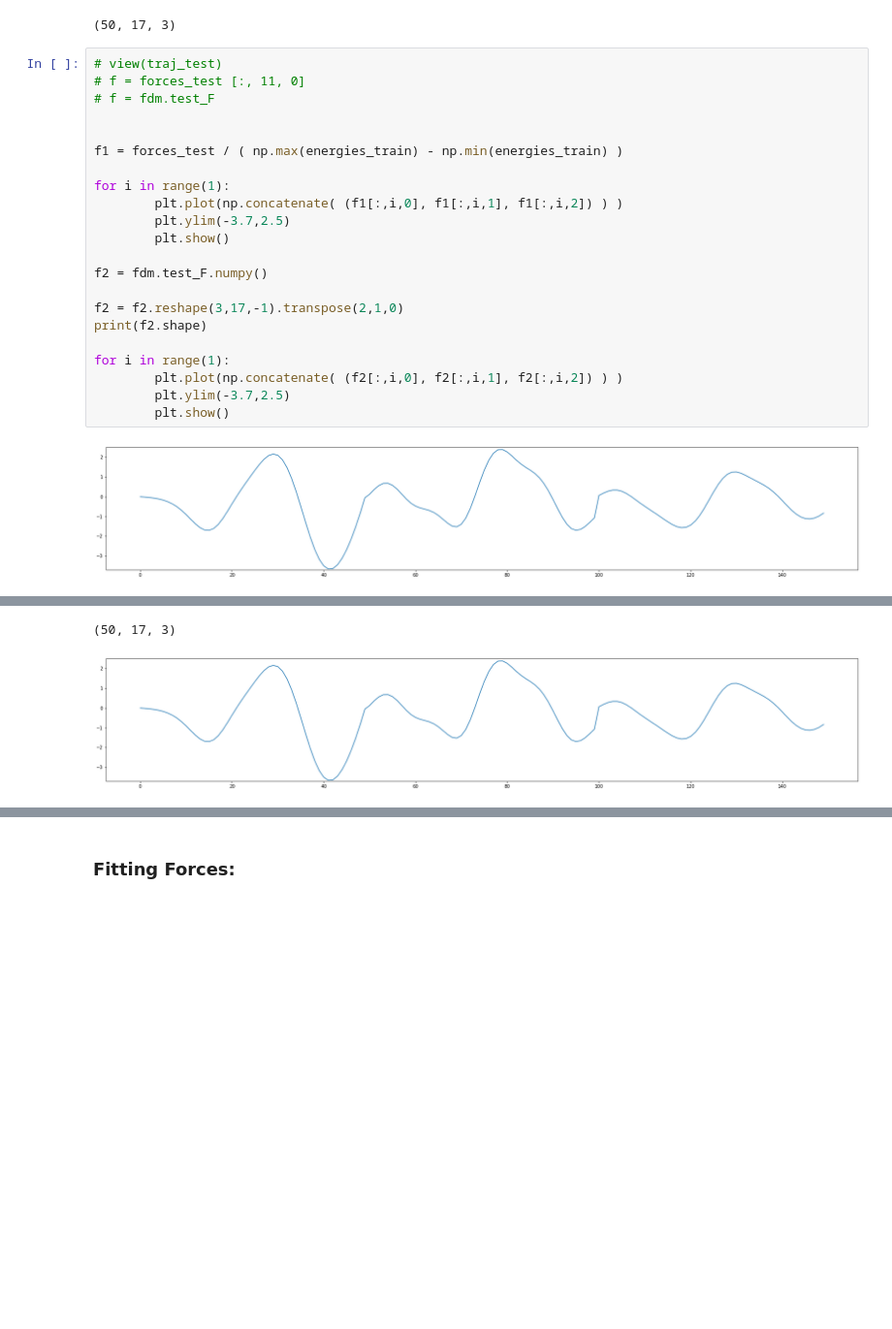
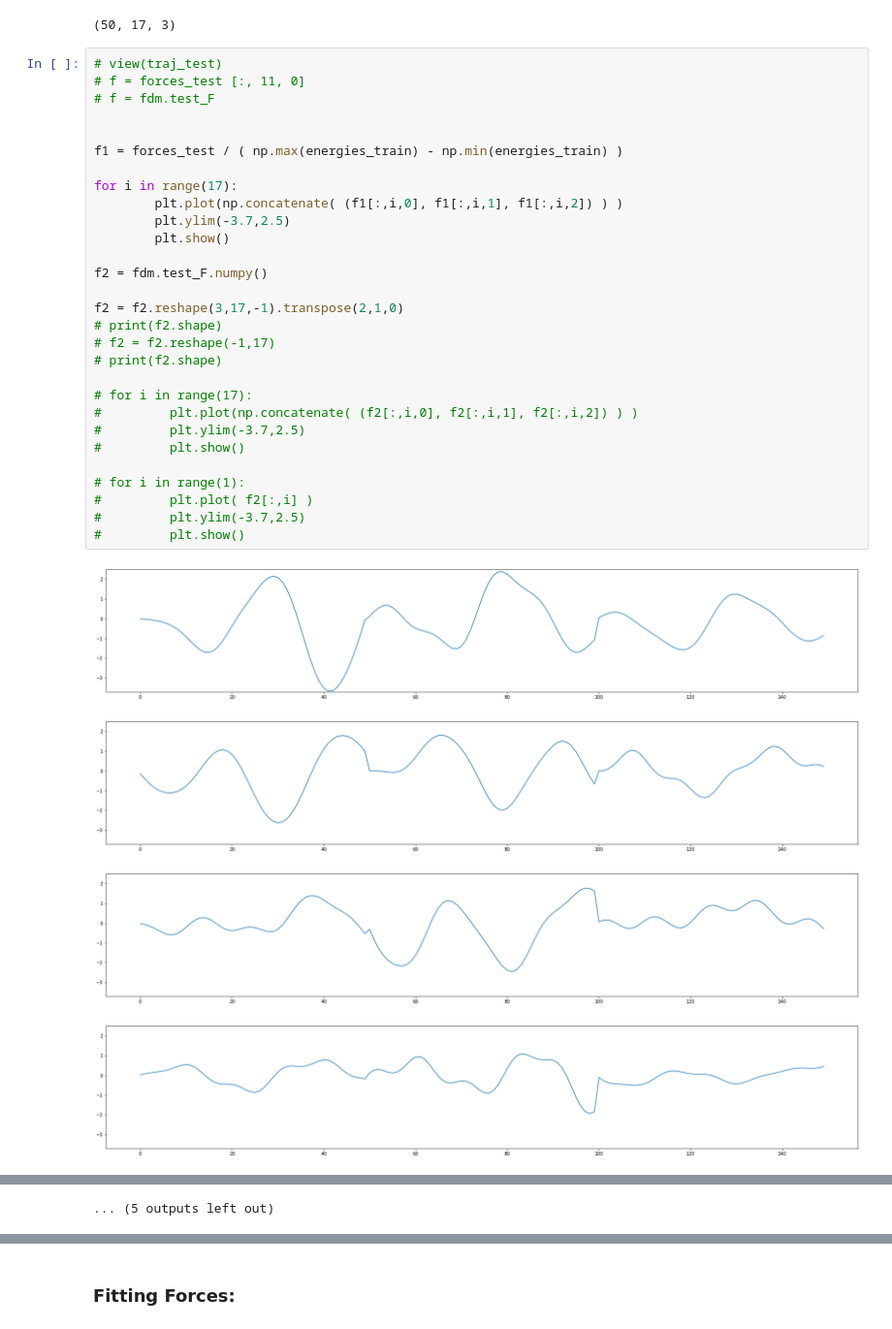
Before and after one commit to chem-gp/saddle-dynamics, a Jupyter notebook: notebooks/saddle_md.ipynb, the cells around one changed output, grey strips where cells are left out. Shown at 97% size. Cells and saved outputs as stored; diff of their text form; blank space fills up the shorter version.

```diff
--- a/notebooks/saddle_md.ipynb
+++ b/notebooks/saddle_md.ipynb
@@ -125,24 +125,34 @@ forces_test.shape
 # %%
 # view(traj_test)
 # f = forces_test [:, 11, 0]
 # f = fdm.test_F
 
 
 f1 = forces_test / ( np.max(energies_train) - np.min(energies_train) )
 
-for i in range(1):
+for i in range(17):
         plt.plot(np.concatenate( (f1[:,i,0], f1[:,i,1], f1[:,i,2]) ) )
         plt.ylim(-3.7,2.5)
         plt.show()
 
 f2 = fdm.test_F.numpy()
 
 f2 = f2.reshape(3,17,-1).transpose(2,1,0)
-print(f2.shape)
+# print(f2.shape)
+# f2 = f2.reshape(-1,17)
+# print(f2.shape)
 
-for i in range(1):
-        plt.plot(np.concatenate( (f2[:,i,0], f2[:,i,1], f2[:,i,2]) ) )
-        plt.ylim(-3.7,2.5)
-        plt.show()
+# for i in range(17):
+#         plt.plot(np.concatenate( (f2[:,i,0], f2[:,i,1], f2[:,i,2]) ) )
+#         plt.ylim(-3.7,2.5)
+#         plt.show()
+
+# for i in range(1):
+#         plt.plot( f2[:,i] )
+#         plt.ylim(-3.7,2.5)
+#         plt.show()
 # %% [output]
 [figure]
+[figure, new version]
+[figure, added]
+[figure, added]
@@ -149,2 +167 @@ for i in range(1):
-(50, 17, 3)
+... (5 outputs left out)
-[figure, old version]
```
Also changed, not shown: parts of 4 cells of this notebook.
